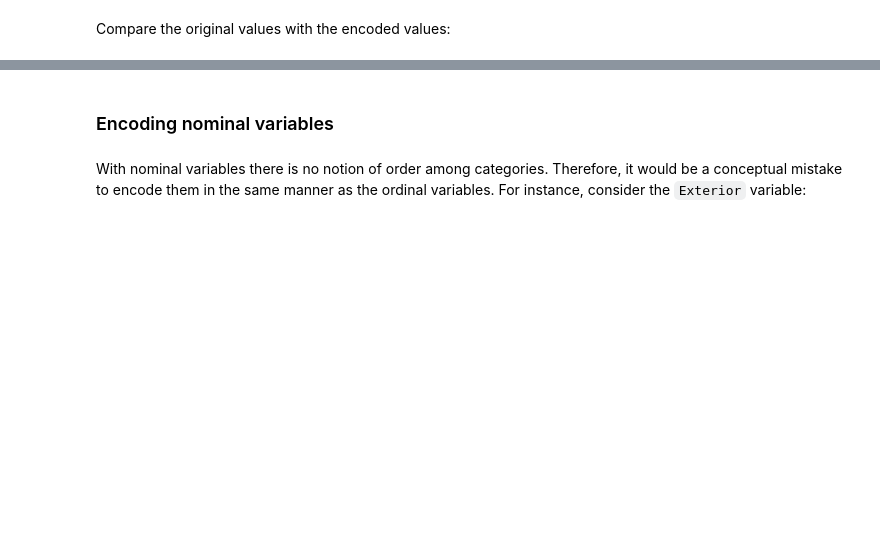
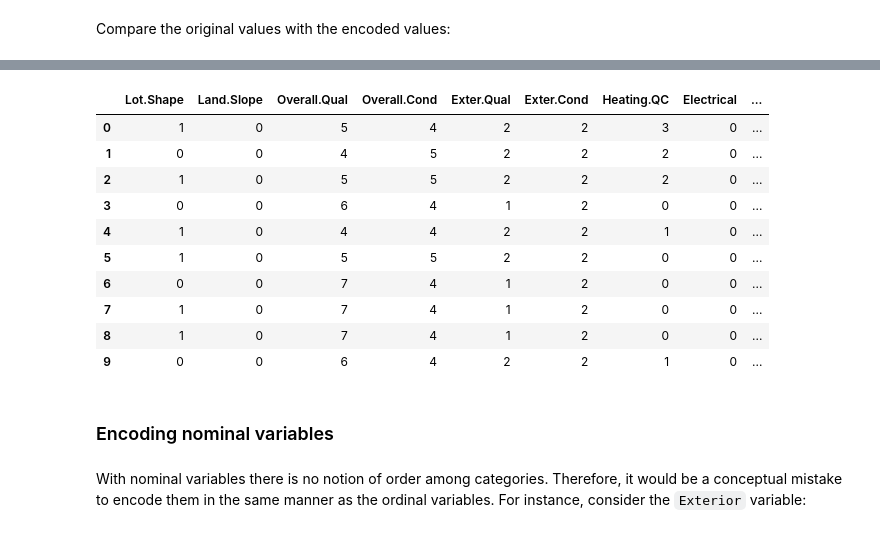
Before and after one commit to AndreCorreaSantos/ames_AndreVictor, a Jupyter notebook: notebooks/03_linear_regression_modeling.ipynb, the cells around one changed output, grey strips where cells are left out. Cells and saved outputs as stored; diff of their text form; code cells hidden in the pictures; blank space fills up the shorter version.

```diff
--- a/notebooks/03_linear_regression_modeling.ipynb
+++ b/notebooks/03_linear_regression_modeling.ipynb
@@ -166,4 +166,18 @@ model_data['Lot.Shape'].value_counts()
 Name: Lot.Shape, dtype: int64
+# %%
+model_data[ordinal_columns].head(10)
+# %% [output]
+|  | Lot.Shape | Land.Slope | Overall.Qual | Overall.Cond | Exter.Qual | Exter.Cond | Heating.QC | Electrical | ... |
+| 0 | 1 | 0 | 5 | 4 | 2 | 2 | 3 | 0 | ... |
+| 1 | 0 | 0 | 4 | 5 | 2 | 2 | 2 | 0 | ... |
+| 2 | 1 | 0 | 5 | 5 | 2 | 2 | 2 | 0 | ... |
+| 3 | 0 | 0 | 6 | 4 | 1 | 2 | 0 | 0 | ... |
+| 4 | 1 | 0 | 4 | 4 | 2 | 2 | 1 | 0 | ... |
+| 5 | 1 | 0 | 5 | 5 | 2 | 2 | 0 | 0 | ... |
+| 6 | 0 | 0 | 7 | 4 | 1 | 2 | 0 | 0 | ... |
+| 7 | 1 | 0 | 7 | 4 | 1 | 2 | 0 | 0 | ... |
+| 8 | 1 | 0 | 7 | 4 | 1 | 2 | 0 | 0 | ... |
+| 9 | 0 | 0 | 6 | 4 | 2 | 2 | 1 | 0 | ... |
 # %% [markdown]
 ### Encoding nominal variables
 # %% [markdown]
```
Also changed, not shown: parts of 25 cells of this notebook, 3 other files.
